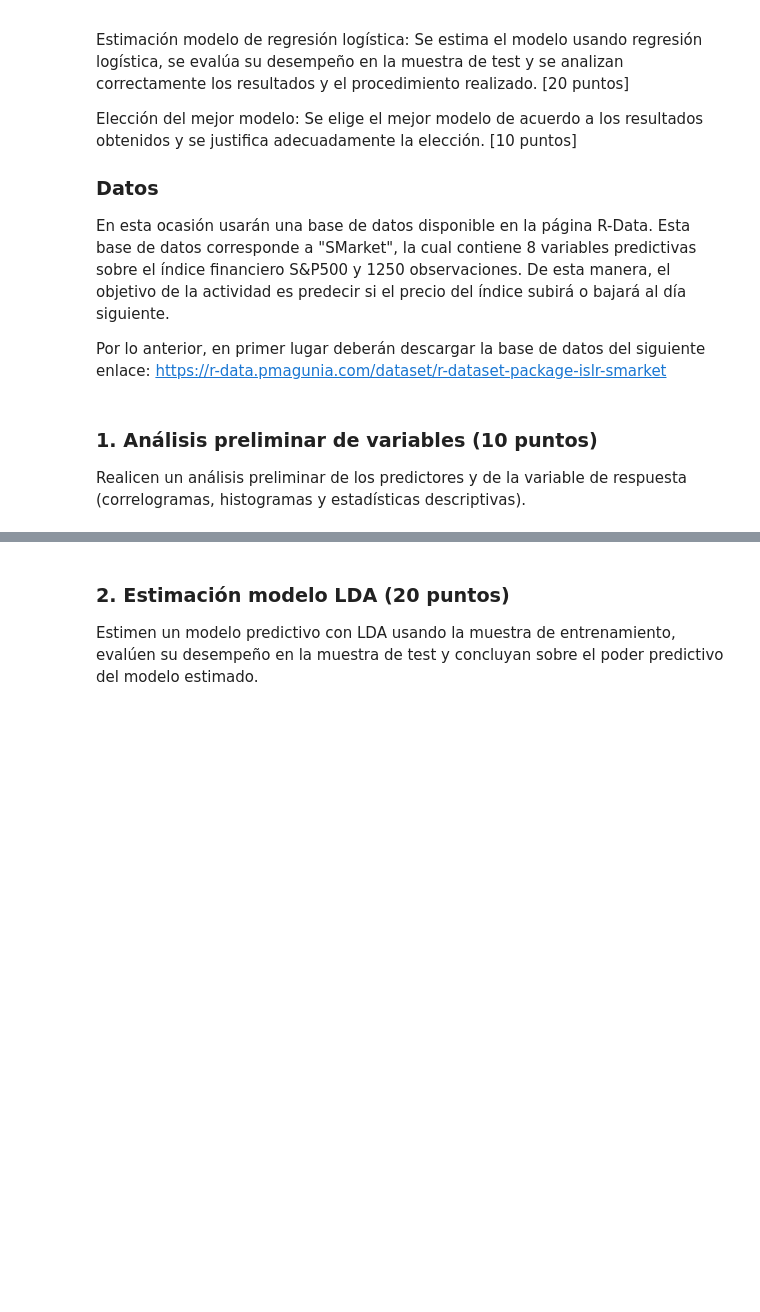
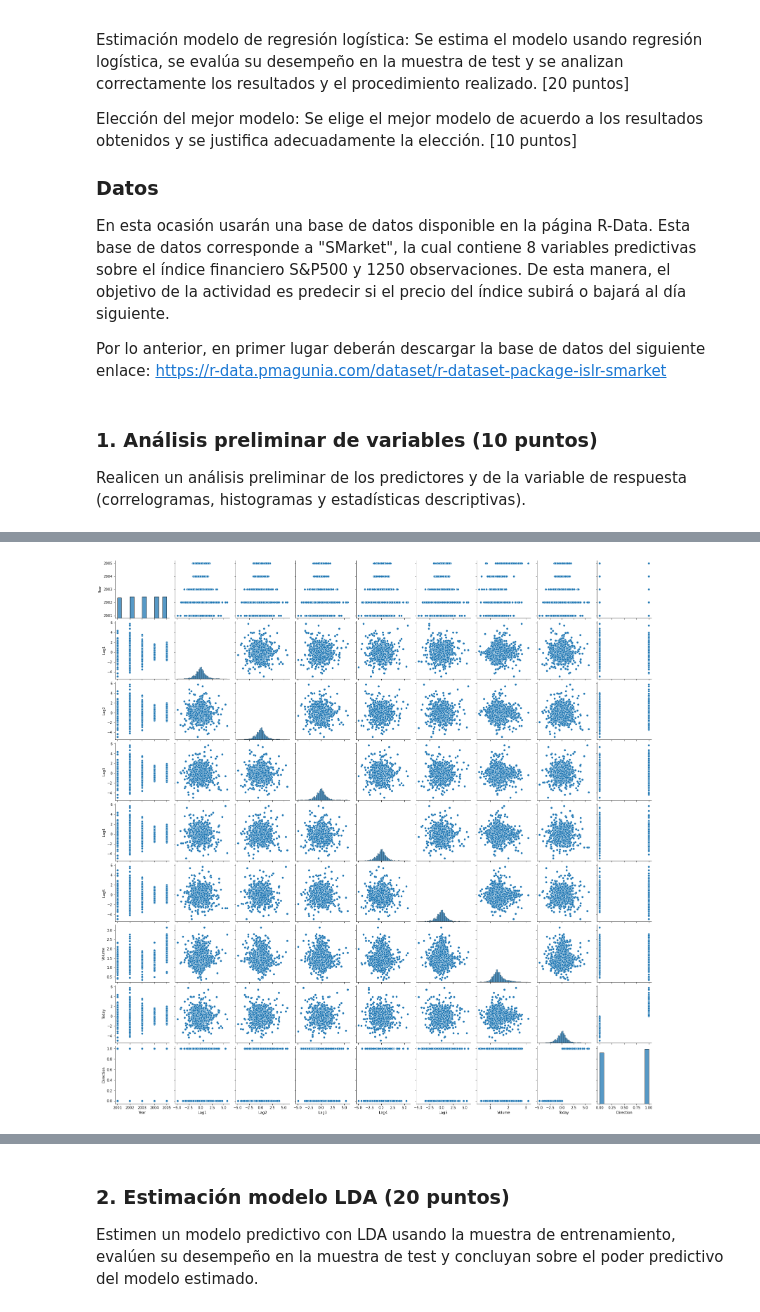
Before and after one commit to carlitoscanas/miad-intro-ml, a Jupyter notebook: casos/semana-3/Caso implementación de modelos de clasificación lineales.ipynb, the cells around one changed output, grey strips where cells are left out. Drawn from its saved outputs; the diff is of its cells as text; code cells hidden in the pictures; blank space fills up the shorter version.

```diff
--- a/casos/semana-3/Caso implementación de modelos de clasificación lineales.ipynb
+++ b/casos/semana-3/Caso implementación de modelos de clasificación lineales.ipynb
@@ -158,0 +148,6 @@ heatmap = sns.heatmap(df2.corr(), vmin=-1, vmax=1, annot=True)
+# %%
+#Correlograma
+sns.pairplot(df1, kind='scatter')
+plt.show()
+# %% [output]
+[figure, added]
```
Also changed, not shown: parts of 24 cells of this notebook.
